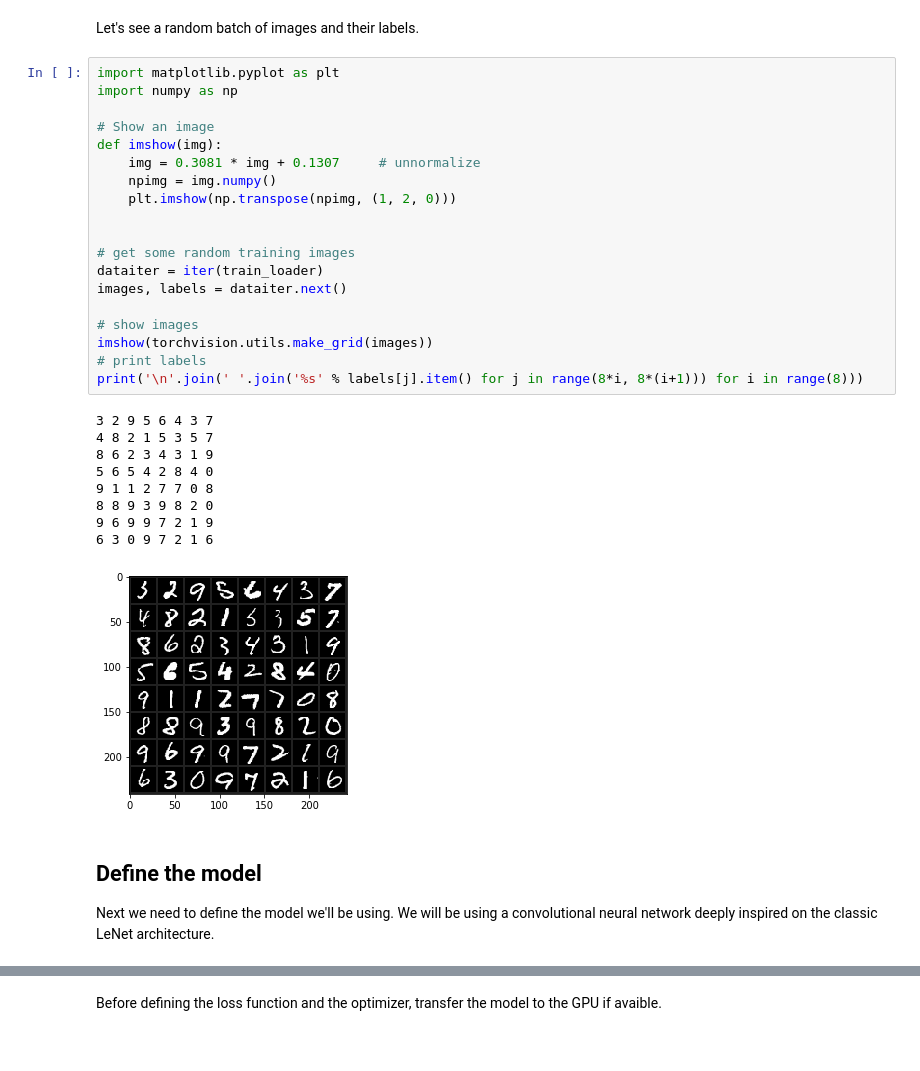
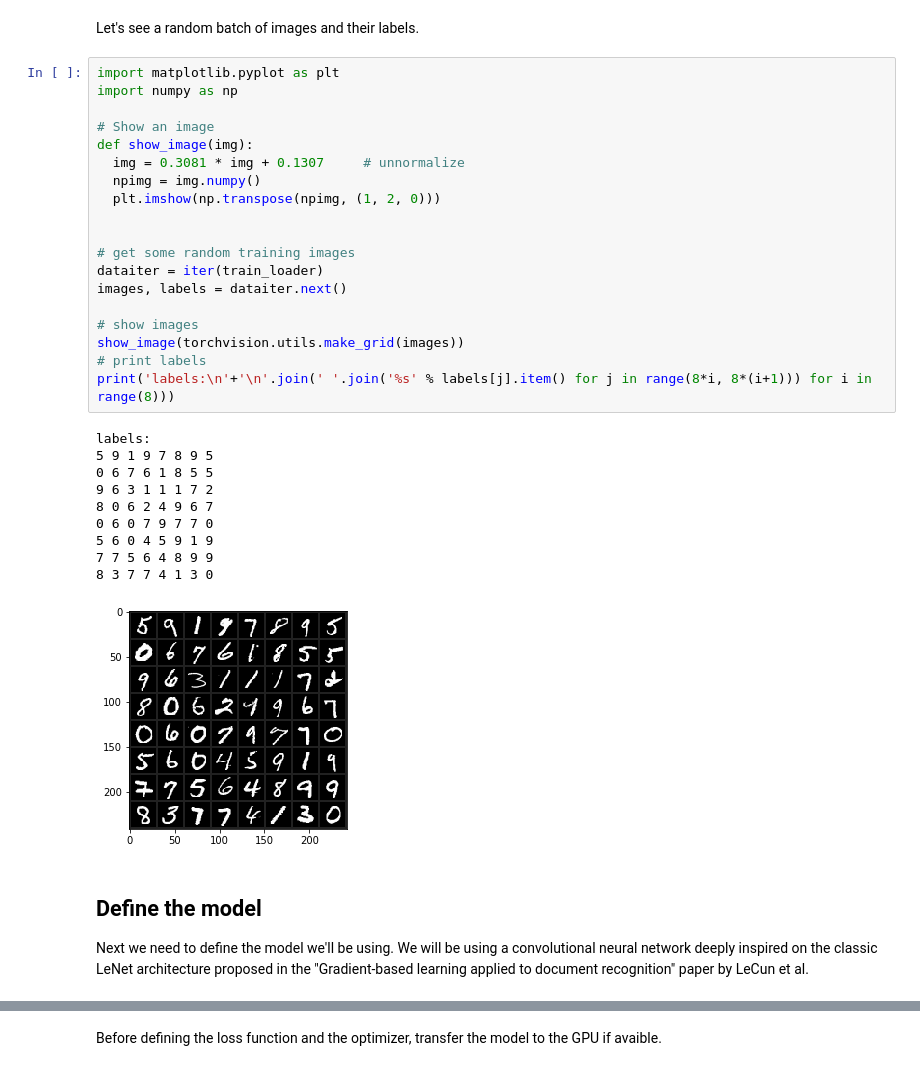
Before and after one commit to mmcenta/le-net-beginner, a Jupyter notebook: notebooks/torch.ipynb, the cells around one changed output, grey strips where cells are left out. Saved outputs shown, nothing was run; the diff lists cells and outputs as text.

Commit message:
Final version of the PyTorch notebook

```diff
--- a/notebooks/torch.ipynb
+++ b/notebooks/torch.ipynb
@@ -37,36 +47,37 @@ Let's see a random batch of images and their labels.
 # %%
 import matplotlib.pyplot as plt
 import numpy as np
 
 # Show an image
-def imshow(img):
-    img = 0.3081 * img + 0.1307     # unnormalize
-    npimg = img.numpy()
-    plt.imshow(np.transpose(npimg, (1, 2, 0)))
+def show_image(img):
+  img = 0.3081 * img + 0.1307     # unnormalize
+  npimg = img.numpy()
+  plt.imshow(np.transpose(npimg, (1, 2, 0)))
 
 
 # get some random training images
 dataiter = iter(train_loader)
 images, labels = dataiter.next()
 
 # show images
-imshow(torchvision.utils.make_grid(images))
+show_image(torchvision.utils.make_grid(images))
 # print labels
-print('\n'.join(' '.join('%s' % labels[j].item() for j in range(8*i, 8*(i+1))) for i in range(8)))
+print('labels:\n'+'\n'.join(' '.join('%s' % labels[j].item() for j in range(8*i, 8*(i+1))) for i in range(8)))
 # %% [output]
-3 2 9 5 6 4 3 7
-4 8 2 1 5 3 5 7
-8 6 2 3 4 3 1 9
-5 6 5 4 2 8 4 0
-9 1 1 2 7 7 0 8
-8 8 9 3 9 8 2 0
-9 6 9 9 7 2 1 9
-6 3 0 9 7 2 1 6
+labels:
+5 9 1 9 7 8 9 5
+0 6 7 6 1 8 5 5
+9 6 3 1 1 1 7 2
+8 0 6 2 4 9 6 7
+0 6 0 7 9 7 7 0
+5 6 0 4 5 9 1 9
+7 7 5 6 4 8 9 9
+8 3 7 7 4 1 3 0
-[figure, old version]
+[figure, new version]
 # %% [markdown]
 ## Define the model
 
-Next we need to define the model we'll be using. We will be using a convolutional neural network deeply inspired on the classic LeNet architecture.
+Next we need to define the model we'll be using. We will be using a convolutional neural network deeply inspired on the classic LeNet architecture proposed in the "Gradient-based learning applied to document recognition" paper by LeCun et al.
 # %%
 import torch.nn as nn
 import torch.nn.functional as F
```
Also changed, not shown: parts of 18 cells of this notebook.
